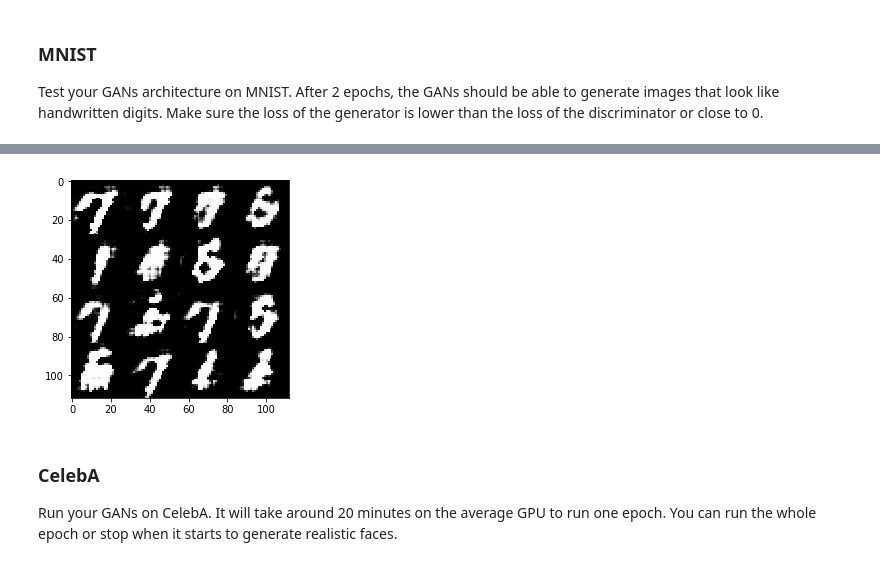
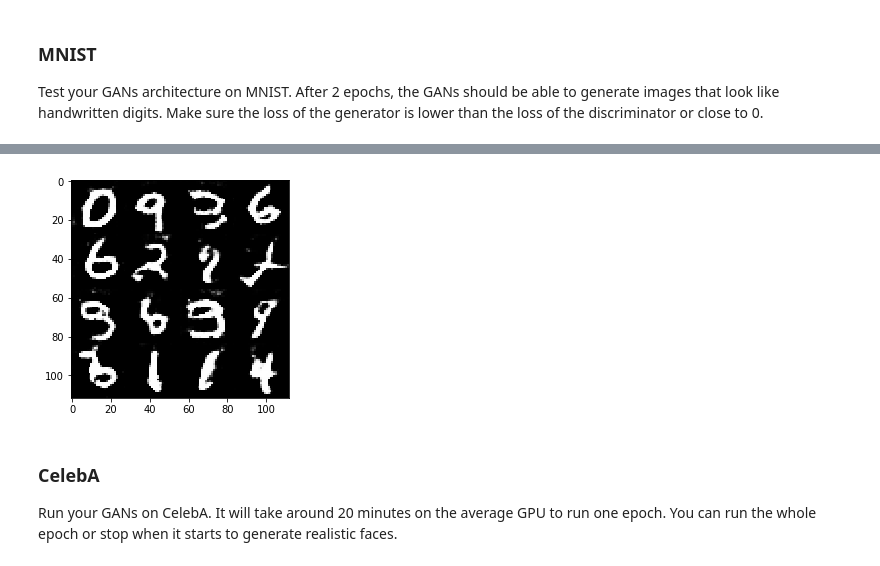
Before and after one commit to prakharbahuguna/deep-learning, a Jupyter notebook: face_generation/dlnd_face_generation.ipynb, the cells around one changed output, grey strips where cells are left out. Saved outputs shown, nothing was run; the diff lists cells and outputs as text; code cells hidden in the pictures.

```diff
--- a/face_generation/dlnd_face_generation.ipynb
+++ b/face_generation/dlnd_face_generation.ipynb
@@ -368,8 +368,8 @@ batch_size = 64
 z_dim = 128
 learning_rate = 0.0005
 alpha = 0.1
-beta1 = 0.75
-dropout_rate = 0
+beta1 = 0.3
+dropout_rate = 0.1
 
 
 """
@@ -402,4 +402,4 @@ Final:       Discriminator Loss: 0.4464... Generator Loss: 3.0146
-[figure, old version]
+[figure, new version]
 # %% [markdown]
 ### CelebA
 Run your GANs on CelebA.  It will take around 20 minutes on the average GPU to run one epoch.  You can run the whole epoch or stop when it starts to generate realistic faces.
```
Also changed, not shown: parts of 2 cells of this notebook, 1 other file.
